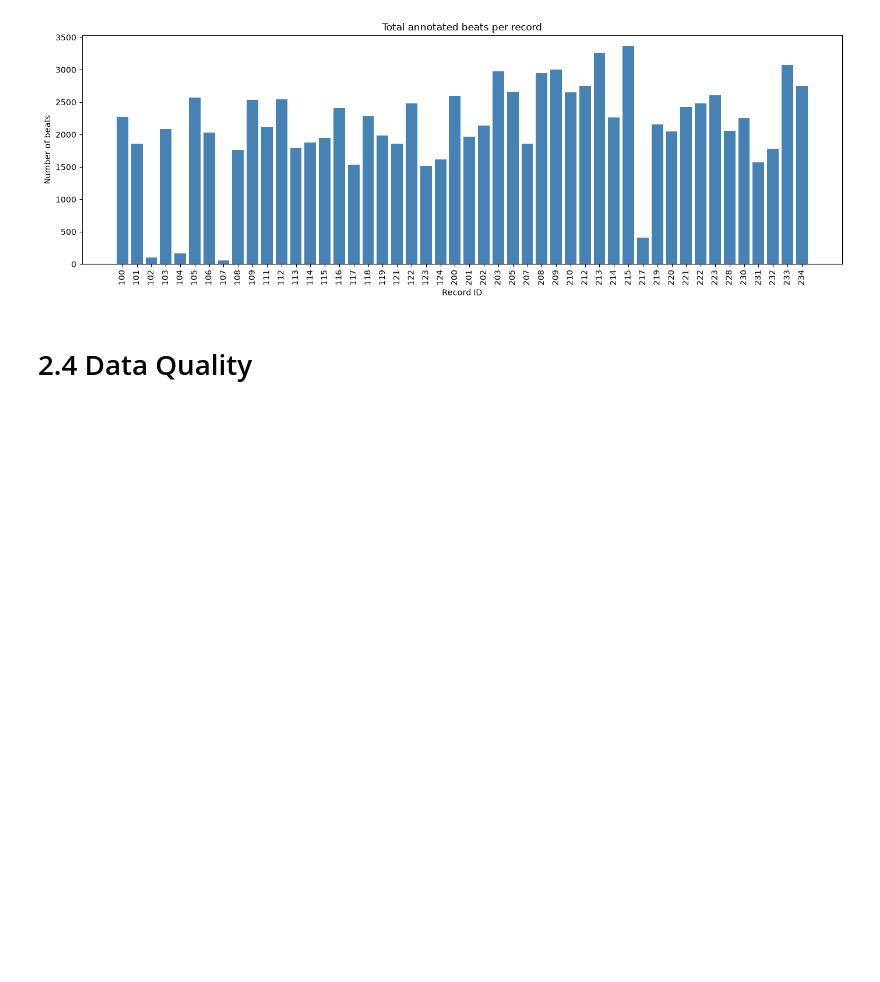
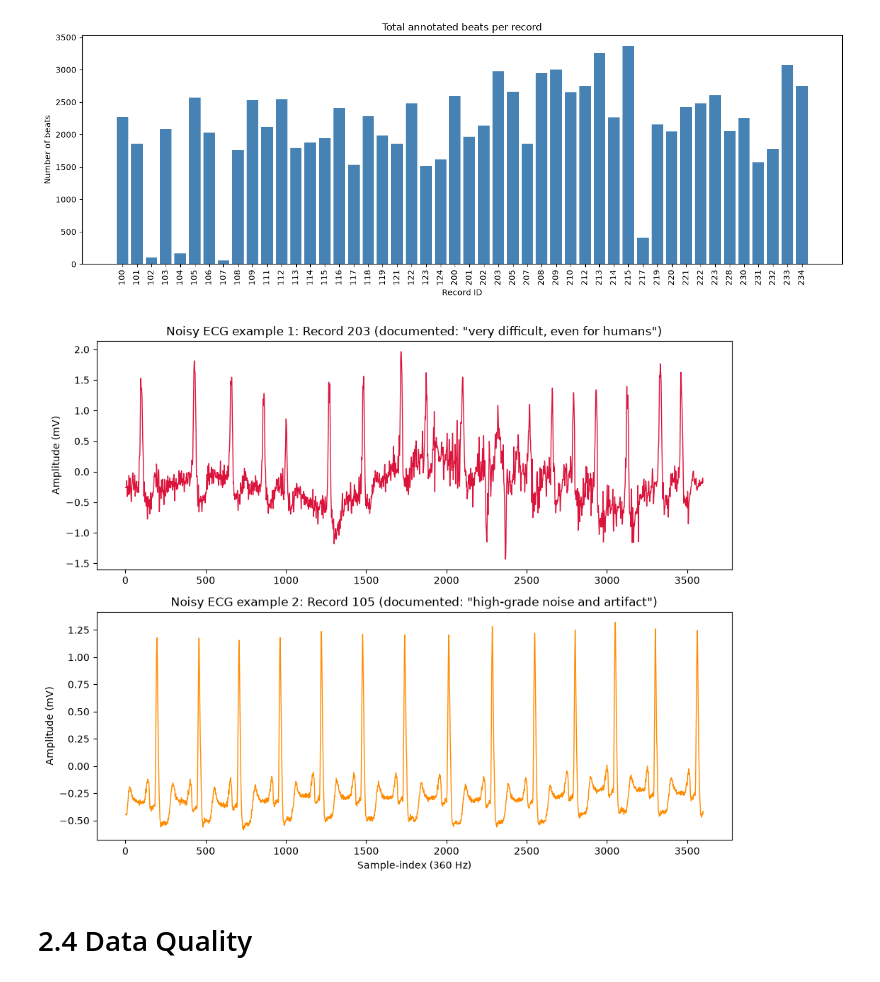
Before and after one commit to RasSved/Data-Mining-Project, a Jupyter notebook: notebooks/EDA.ipynb, the cells around one changed output. Cells and saved outputs as stored; diff of their text form; code cells hidden in the pictures; blank space fills up the shorter version.

Commit message:
Add two examples 105 and 203 for noisy samples

```diff
--- a/notebooks/EDA.ipynb
+++ b/notebooks/EDA.ipynb
@@ -381,6 +381,32 @@ record    N    S   V   F  total
    233 2230    7 831  11   3079
    234 2700   50   3   0   2753
 [figure]
+# %%
+import wfdb
+import matplotlib.pyplot as plt
+from pathlib import Path
+
+DATA_PATH = Path("../data/mit-bih-arrhythmia-database-1.0.0")
+
+# Two records documented as noisy in the official PhysioNet header notes
+record_203 = wfdb.rdrecord(str(DATA_PATH / "203"), sampfrom=0, sampto=3600)
+record_105 = wfdb.rdrecord(str(DATA_PATH / "105"), sampfrom=0, sampto=3600)
+
+fig, axes = plt.subplots(2, 1, figsize=(10, 8))
+
+axes[0].plot(record_203.p_signal[:, 0], color='crimson', linewidth=1)
+axes[0].set_title('Noisy ECG example 1: Record 203 (documented: "very difficult, even for humans")')
+axes[0].set_ylabel('Amplitude (mV)')
+
+axes[1].plot(record_105.p_signal[:, 0], color='darkorange', linewidth=1)
+axes[1].set_title('Noisy ECG example 2: Record 105 (documented: "high-grade noise and artifact")')
+axes[1].set_xlabel('Sample-index (360 Hz)')
+axes[1].set_ylabel('Amplitude (mV)')
+
+plt.tight_layout()
+plt.show()
+# %% [output]
+[figure, added]
 # %% [markdown]
 # 2.4 Data Quality
 # %%
```
Also changed, not shown: parts of 2 cells of this notebook.
